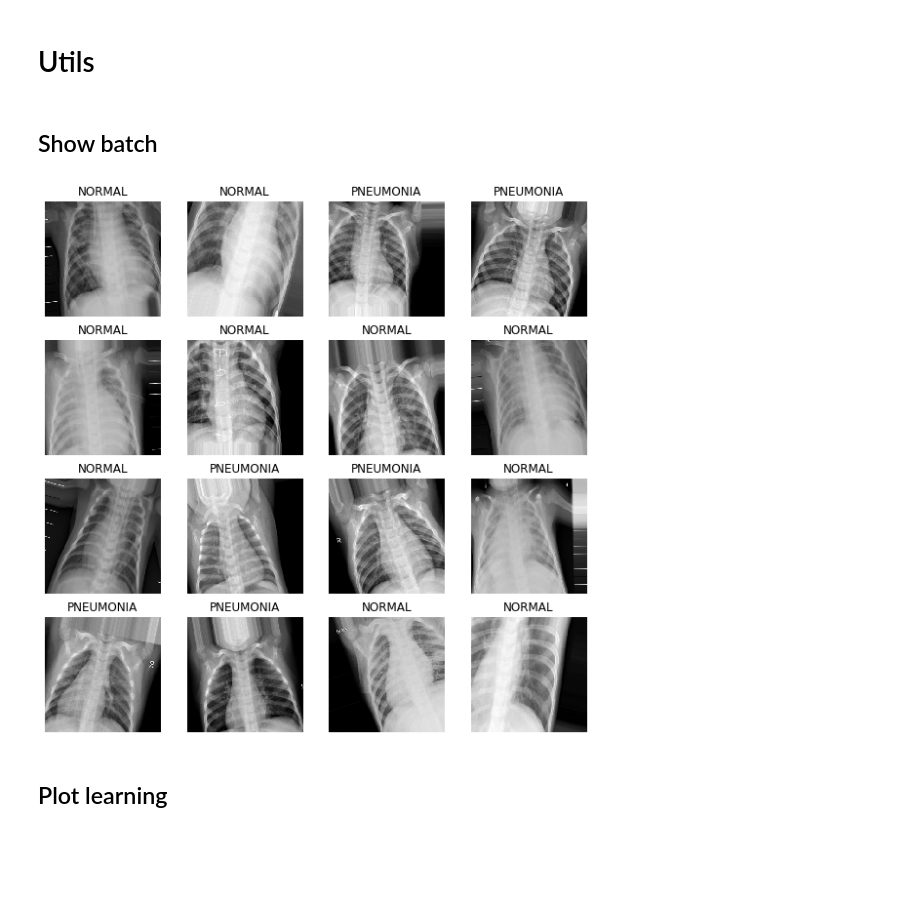
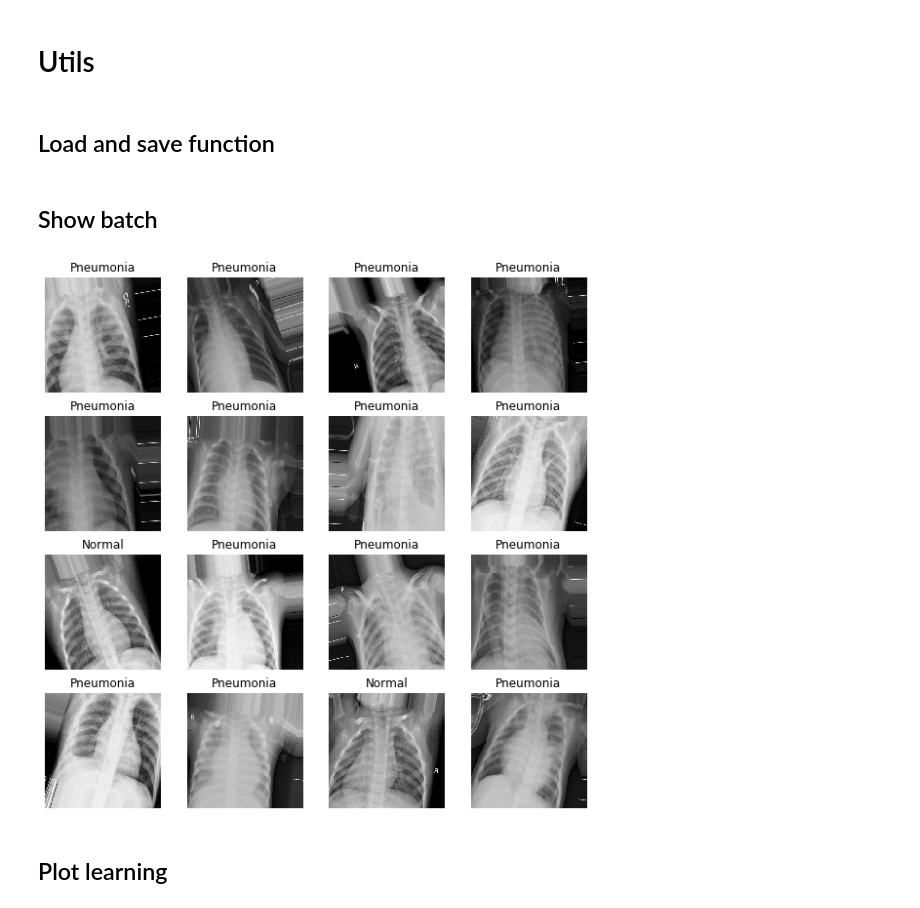
Before and after one commit to albertobagnacani/PneumoniaPrediction, a Jupyter notebook: src/notebook.ipynb, the cells around one changed output. Saved outputs shown, nothing was run; the diff lists cells and outputs as text; code cells hidden in the pictures; blank space fills up the shorter version.

```diff
--- a/src/notebook.ipynb
+++ b/src/notebook.ipynb
@@ -8,6 +8,7 @@ import shutil
 import matplotlib.pyplot as plt
 import numpy as np
 import tensorflow as tf
+from keras.callbacks import ModelCheckpoint
 from keras.models import Sequential
 from keras.layers import Conv2D, MaxPooling2D, BatchNormalization
 from keras.layers import Activation, Dropout, Flatten, Dense
@@ -16,25 +17,25 @@ from keras_preprocessing.image import ImageDataGenerator
 from keras.models import load_model
 from keras import applications, Model
 
-COLAB = False # TODO1 change upper/lower case costant
+COLAB = False
 
 DATASET_PATH = "../res/dataset/"
 MODEL_PARAM_DIR = "../res/model_param/"
 LOAD = True
 LOAD_MODEL = True
+SAVE_CP = False
 
-# TODO2 do a better code
 if COLAB:
     DATASET_PATH = "/content/ds_unzipped/chest_xray/chest_xray/"
-    MODEL_PARAM_DIR = ""
+    MODEL_PARAM_DIR = "/content/drive/My Drive/COLAB Notebooks/Project/res/"
     LOAD = False
 
 PATHS = {"train": DATASET_PATH+"train/", "val": DATASET_PATH+"val/", "test": DATASET_PATH+"test/"}
-PATH_LABELS = {"normal": "NORMAL/", "pneumonia": "PNEUMONIA/", "bacteria": "BACTERIA/", "virus": "VIRUS/", }
+#path_labels = {"normal": "NORMAL/", "pneumonia": "PNEUMONIA/", "bacteria": "BACTERIA/", "virus": "VIRUS/", }
 
 LABELS = [item.lower() for item in os.listdir(PATHS["train"])]
 
-BATCH_SIZE = 16 # TODO change?
+BATCH_SIZE = 16
 
 COLOR_MODE = 'rgb'
 CLASS_MODE = "binary" #or 'categorical'
@@ -62,7 +63,7 @@ OUTPUT_NEURONS = 1 #or 3
 LOSS = 'binary_crossentropy' #or 'categorical_crossentropy'
 OPTIMIZER = 'adam'
 METRICS = ['accuracy']
-EPOCH = 50 # TODO increase
+EPOCH = 50
 
 WEIGHTS = "imagenet"
 
@@ -105,3 +108,5 @@ Found 16 images belonging to 2 classes.
 Found 624 images belonging to 2 classes.
 # %% [markdown]
 # Utils
+# %% [markdown]
+## Load and save function
@@ -110,23 +143,23 @@ Found 624 images belonging to 2 classes.
 # %%
 def show_batch(image_batch, label_batch, size):
     figsize = (10,10)
     cmap = "gray"
     axis = "off"
 
     plt.figure(figsize=figsize)
     rows_cols = ceil(sqrt(size))
 
     for n in range(size):
         ax = plt.subplot(rows_cols,rows_cols,n+1)
         plt.imshow(image_batch[n][:,:,0], cmap=cmap)
         #plt.title(LABELS[(label_batch[n]==1).tolist().index(True)])
-        plt.title("NORMAL" if label_batch[n]==1 else "PNEUMONIA") #TODO1 check if "0" is "NORMAL" and vice versa #TODO2 better
+        plt.title(LABELS[0].capitalize() if label_batch[n]==1 else LABELS[1].capitalize())
         plt.axis(axis)
 
 image_batch, label_batch = next(train_generator)
 show_batch(image_batch, label_batch, BATCH_SIZE)
 # %% [output]
-[figure, old version]
+[figure, new version]
 # %% [markdown]
 ## Plot learning
 # %%
```
Also changed, not shown: parts of 7 cells of this notebook.
